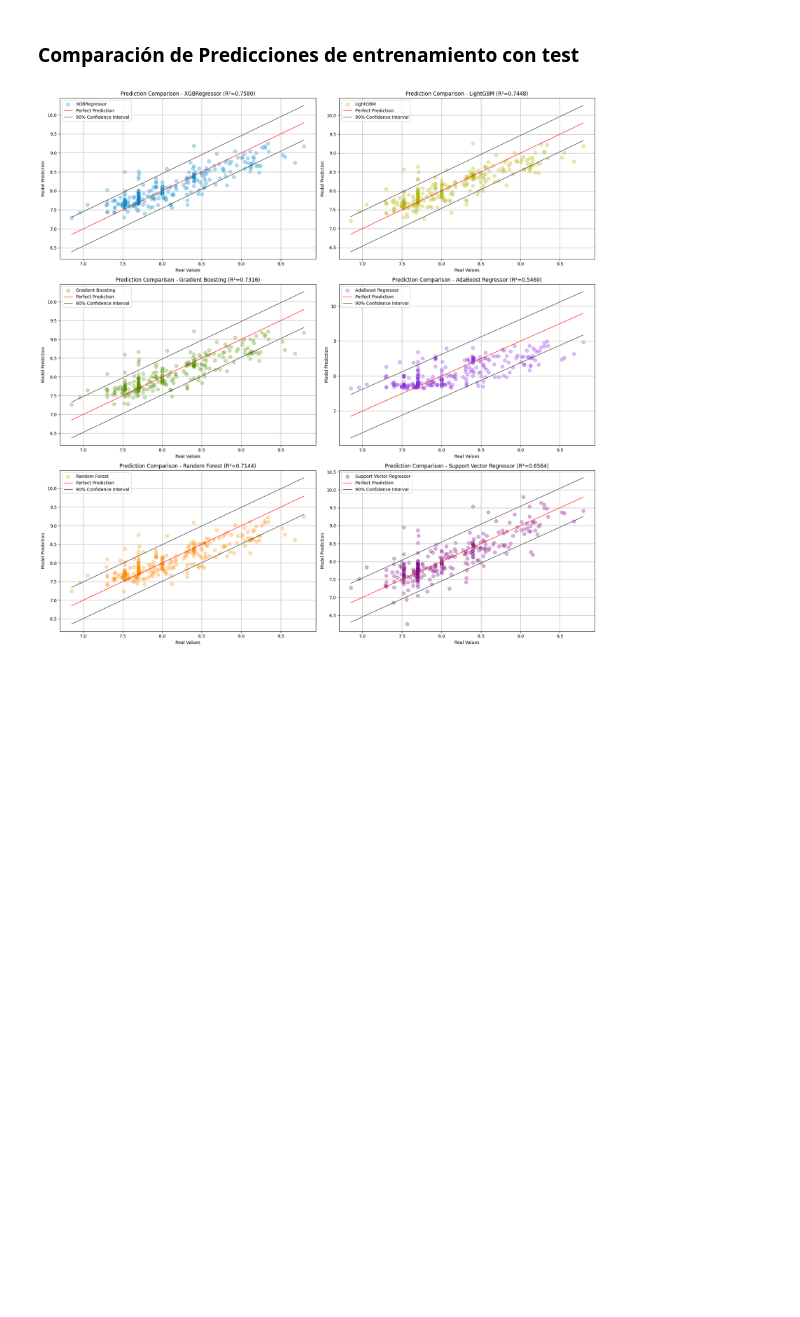
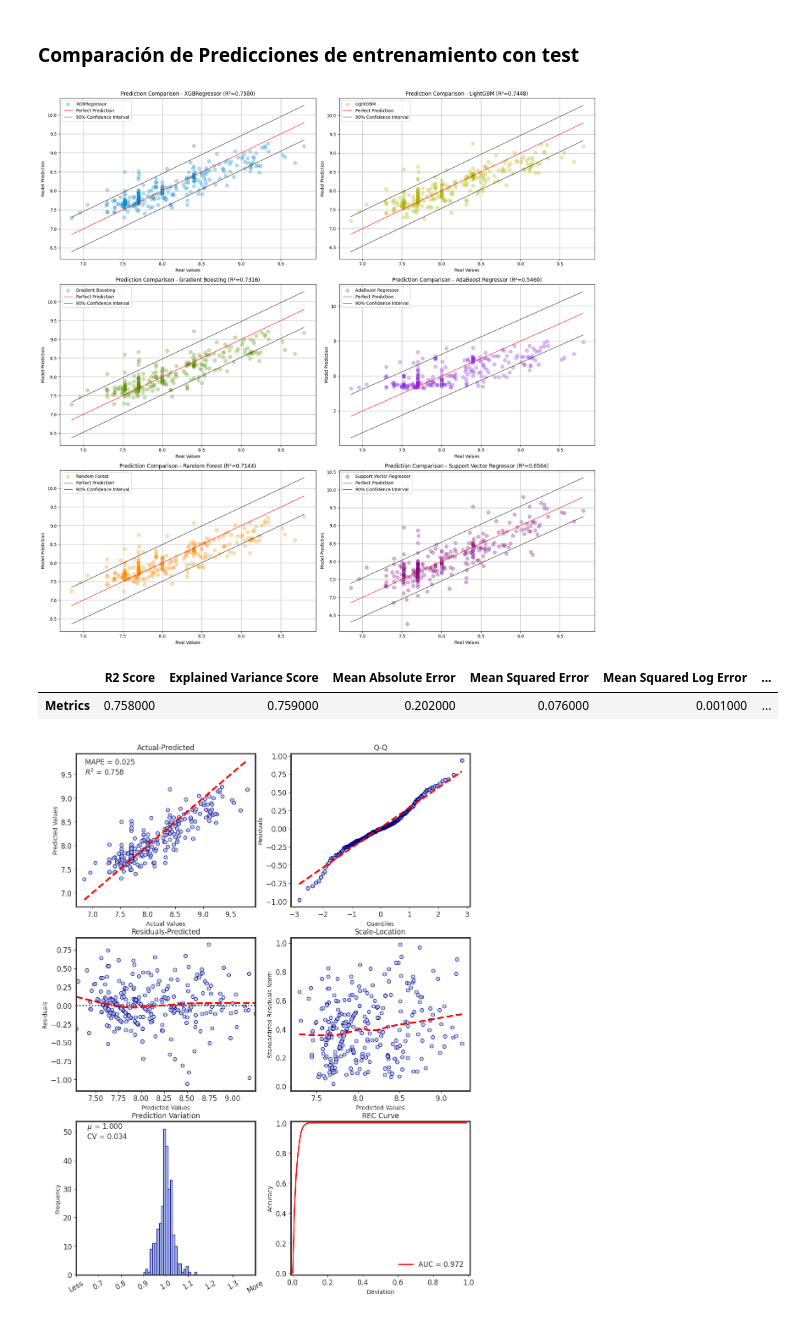
Before and after one commit to Gabolara453/ML_obps_vocs, a Jupyter notebook: ML_obps_covs - Etapa 6.ipynb, the cells around one changed output. Cells and saved outputs as stored; diff of their text form; code cells hidden in the pictures; blank space fills up the shorter version.

Commit message:
Training and Testing Results Models

```diff
--- a/ML_obps_covs - Etapa 6.ipynb
+++ b/ML_obps_covs - Etapa 6.ipynb
@@ -361,7 +362,9 @@ for name, model in models:
     print("time: ", total_time)
 
     # RMSE
-    rmse = mean_squared_error(y_train, y_pred)
+    # rmse = mean_squared_error(y_train, y_pred)
+    rmse = np.sqrt(mean_squared_error(y_train, y_pred))
+
 
     # MAE
     mae = mean_absolute_error(y_train, y_pred)
@@ -377,8 +380,8 @@ for name, model in models:
     result_models_train.append({
         'model': name,
         'RMSE': rmse,
+        'R²': r2,
         'MAE': mae,
-        'R²': r2,
         'time': total_time,
     })
     print("--------------------------------------------------------------------------------------")
@@ -389,7 +392,9 @@ for name, model in models:
     y_predict_test.append(y_pred)
 
     # RMSE
-    rmse = mean_squared_error(y_test, y_pred)
+    # rmse = mean_squared_error(y_test, y_pred)
+    rmse = np.sqrt(mean_squared_error(y_test, y_pred))
+
 
     # MAE
     mae = mean_absolute_error(y_test, y_pred)
@@ -405,8 +410,8 @@ for name, model in models:
     result_models_test.append({
         'model': name,
         'RMSE': rmse,
+        'R²': r2,
         'MAE': mae,
-        'R²': r2,
         'time': total_time,
     })
     print("-------------------------------------------------------------------------------------------------------------------------------------------------------------------------------------------------------------")
@@ -623,3 +628,17 @@ plt.savefig("Plots figures/Comparacion_de_test_con_intervalo 2.jpg", bbox_inches
 plt.show()
 # %% [output]
 [figure]
+# %%
+y_pred_xgb = y_predict_test[0]
+y_pred_lgb = y_predict_test[1]
+y_pred_gtb = y_predict_test[2]
+y_pred_ada = y_predict_test[3]
+y_pred_rft = y_predict_test[4]
+y_pred_svr = y_predict_test[5]
+# %%
+r = RegressionMetrics(y_test, y_pred_xgb)
+r.plot()
+# %% [output]
+|  | R2 Score | Explained Variance Score | Mean Absolute Error | Mean Squared Error | Mean Squared Log Error | ... |
+| Metrics | 0.758000 | 0.759000 | 0.202000 | 0.076000 | 0.001000 | ... |
+[figure, added]
```
Also changed, not shown: parts of 12 cells of this notebook, 4 other files.
